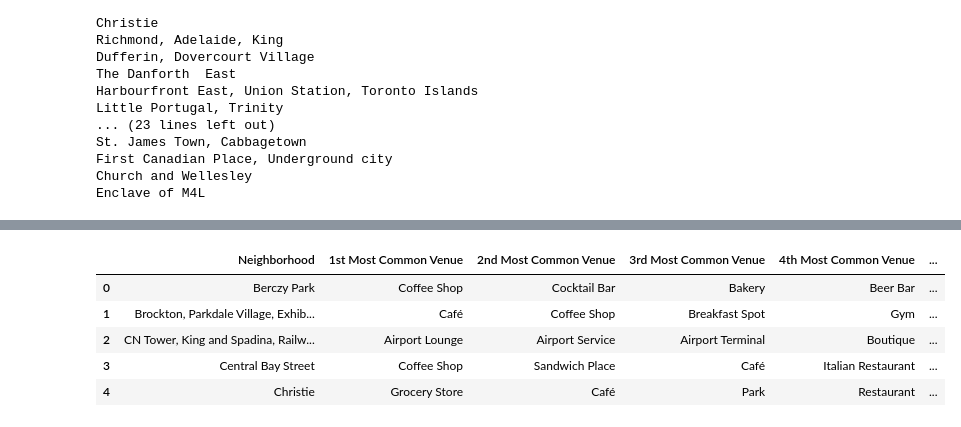
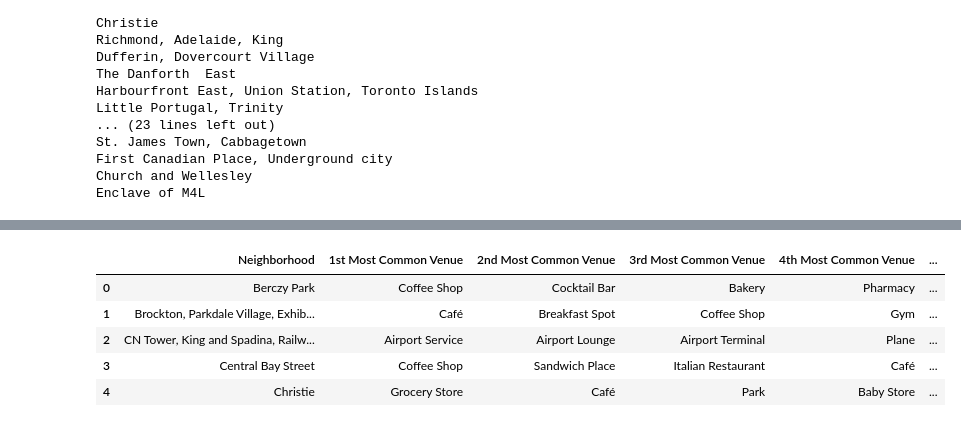
Before and after one commit to mngodschalx/Coursera_Capstone, a Jupyter notebook: Segmenting and Clustering Neighborhoods in Toronto.ipynb, the cells around one changed output, grey strips where cells are left out. Saved outputs shown, nothing was run; the diff lists cells and outputs as text; code cells hidden in the pictures.

```diff
--- a/Segmenting and Clustering Neighborhoods in Toronto.ipynb
+++ b/Segmenting and Clustering Neighborhoods in Toronto.ipynb
@@ -117,7 +113,7 @@ print('The geograpical coordinate of Toronto are {}, {}.'.format(latitude, longi
 # create map of Toronto using latitude and longitude values
 map_toronto = folium.Map(location=[latitude, longitude], zoom_start=10)
 
-for lat, lng, borough, neighborhood in zip(toronto_b['Latitude'], toronto_b['Longitude'], toronto_b['Borough'], toronto['Neighborhood']):
+for lat, lng, borough, neighborhood in zip(toronto['Latitude'], toronto['Longitude'], toronto['Borough'], toronto['Neighborhood']):
     label = '{}, {}'.format(neighborhood, borough)
     label = folium.Popup(label, parse_html=True)
     folium.CircleMarker(
@@ -136,9 +132,8 @@ The geograpical coordinate of Toronto are 43.6534817, -79.3839347.
 [interactive output not drawn]
 # %%
 # request top 100 venues within 500 meters of neighborhood
-limit = 100# define foursquare API
-CLIENT_ID = 'L4G05BWQEULA4XMFXOJX1K1IVMGKG0PEHNQ0MOMNWGQRUG41'
-CLIENT_SECRET = 'K0MQYYXQVSS2ZZPMF2S3CT1PNHYSJXJKAVADMDKTEENIAZTK'
+#@hidden cell CLIENT_ID = 'L4G05BWQEULA4XMFXOJX1K1IVMGKG0PEHNQ0MOMNWGQRUG41'
+#@hidden cell CLIENT_SECRET = 'K0MQYYXQVSS2ZZPMF2S3CT1PNHYSJXJKAVADMDKTEENIAZTK'
 VERSION = '20180605'
 LIMIT = 100
 radius = 500
@@ -168,7 +163,9 @@ nearby_venues = json_normalize(venues)
 
 # filter columns
 filtered_columns = ['venue.name', 'venue.categories', 'venue.location.lat', 'venue.location.lng']
-nearby_venues =nearby_venues.loc[:, filtered_columns]
+nearby_venues = nearby_venues.loc[:, filtered_columns]
+
+nearby_venues.head()
 
 # filter the category for each row
 nearby_venues['venue.categories'] = nearby_venues.apply(get_category_type, axis=1)
@@ -224,9 +221,9 @@ def getNearbyVenues(names, latitudes, longitudes, radius=500):
     return(nearby_venues)
 # %%
 # retrieve nearby venues per neighborhood
-toronto_venues = getNearbyVenues(names=toronto_b['Neighborhood'],
-                                   latitudes=toronto_b['Latitude'],
-                                   longitudes=toronto_b['Longitude']
+toronto_venues = getNearbyVenues(names=toronto['Neighborhood'],
+                                   latitudes=toronto['Latitude'],
+                                   longitudes=toronto['Longitude']
                                   )
 # %% [output]
 Regent Park, Harbourfront
@@ -521,0 +251,16 @@ toronto_grouped
+# %%
+# one hot encoding the evenue categories
+toronto_onehot = pd.get_dummies(toronto_venues[['Venue Category']], prefix="", prefix_sep="")
+
+# add neighborhood column back to dataframe
+toronto_onehot['Neighborhood'] = toronto_venues['Neighborhood']
+toronto_onehot.head()
+
+# move neighborhood column to the first column
+cols = toronto_onehot.columns.tolist()
+cols.insert(0, cols.pop(cols.index('Neighborhood')))
+toronto_onehot = toronto_onehot.reindex(columns= cols)
+
+# determine average presence of category venue in each neighborhood
+toronto_grouped = toronto_onehot.groupby('Neighborhood').mean().reset_index()
+toronto_grouped
@@ -559,28 +322,28 @@ def return_most_common_venues(row, num_top_venues):
 # %%
-num_top_venues = 10
+num_top_venues = 5
 
 indicators = ['st', 'nd', 'rd']
 
 # create columns according to number of top venues
 columns = ['Neighborhood']
 for ind in np.arange(num_top_venues):
     try:
         columns.append('{}{} Most Common Venue'.format(ind+1, indicators[ind]))
     except:
         columns.append('{}th Most Common Venue'.format(ind+1))
 
 # create a new dataframe
 neighborhoods_venues_sorted = pd.DataFrame(columns=columns)
 neighborhoods_venues_sorted['Neighborhood'] = toronto_grouped['Neighborhood']
 
 for ind in np.arange(toronto_grouped.shape[0]):
     neighborhoods_venues_sorted.iloc[ind, 1:] = return_most_common_venues(toronto_grouped.iloc[ind, :], num_top_venues)
 
 neighborhoods_venues_sorted.head()
 # %% [output]
 |  | Neighborhood | 1st Most Common Venue | 2nd Most Common Venue | 3rd Most Common Venue | 4th Most Common Venue | ... |
-| 0 | Berczy Park | Coffee Shop | Cocktail Bar | Bakery | Beer Bar | ... |
-| 1 | Brockton, Parkdale Village, Exhib... | Café | Coffee Shop | Breakfast Spot | Gym | ... |
-| 2 | CN Tower, King and Spadina, Railw... | Airport Lounge | Airport Service | Airport Terminal | Boutique | ... |
-| 3 | Central Bay Street | Coffee Shop | Sandwich Place | Café | Italian Restaurant | ... |
-| 4 | Christie | Grocery Store | Café | Park | Restaurant | ... |
+| 0 | Berczy Park | Coffee Shop | Cocktail Bar | Bakery | Pharmacy | ... |
+| 1 | Brockton, Parkdale Village, Exhib... | Café | Breakfast Spot | Coffee Shop | Gym | ... |
+| 2 | CN Tower, King and Spadina, Railw... | Airport Service | Airport Lounge | Airport Terminal | Plane | ... |
+| 3 | Central Bay Street | Coffee Shop | Sandwich Place | Italian Restaurant | Café | ... |
+| 4 | Christie | Grocery Store | Café | Park | Baby Store | ... |
```
Also changed, not shown: parts of 16 cells of this notebook.
